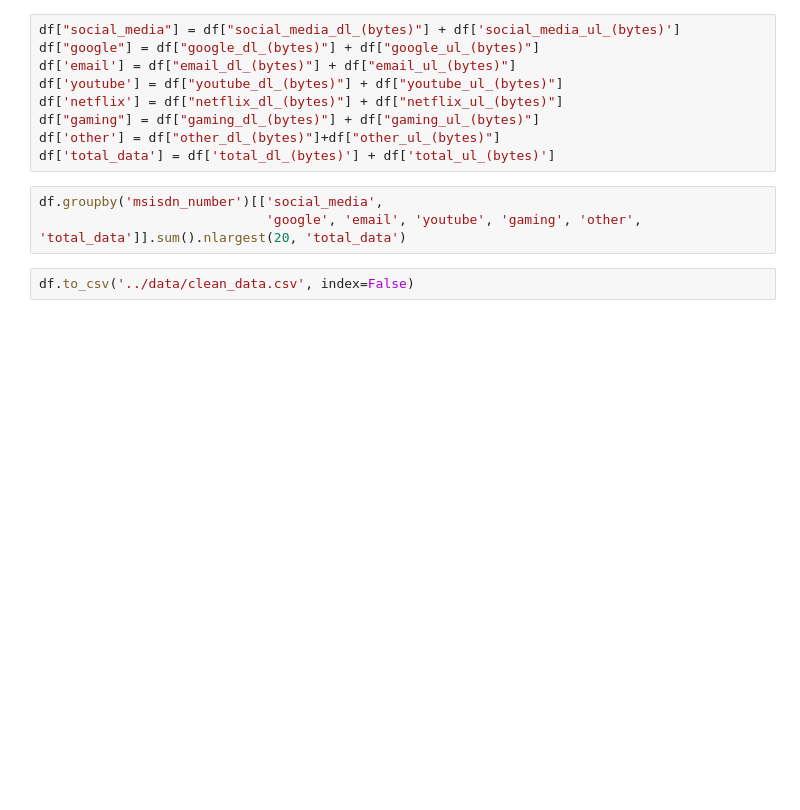
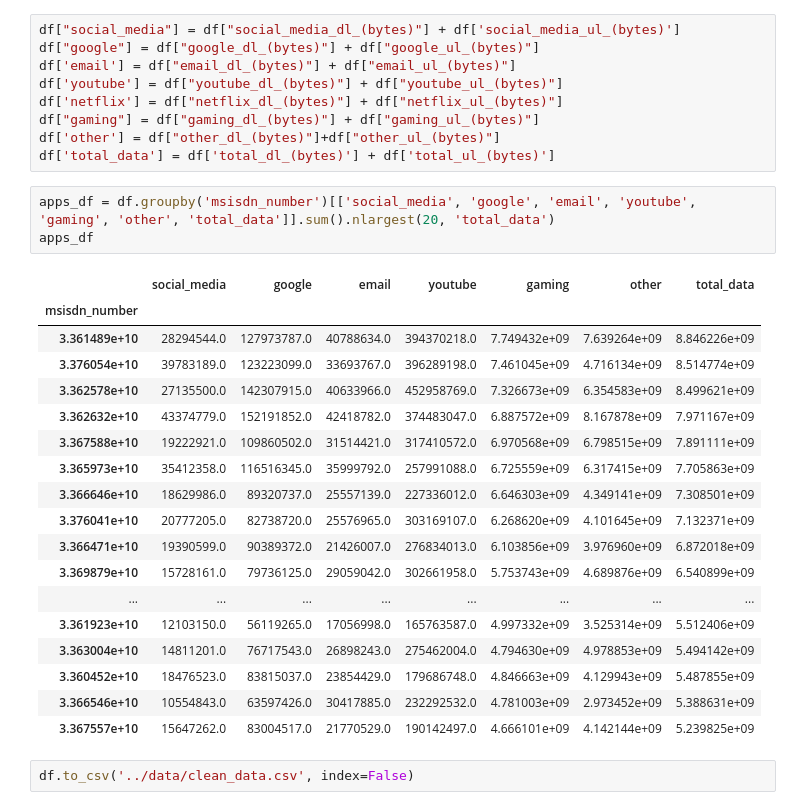
Before and after one commit to eandualem/telecom_analytics, a Jupyter notebook: notebooks/1.1_overview.ipynb, the cells around one changed output. Drawn from its saved outputs; the diff is of its cells as text; blank space fills up the shorter version.

```diff
--- a/notebooks/1.1_overview.ipynb
+++ b/notebooks/1.1_overview.ipynb
@@ -63,7 +233,26 @@ df["gaming"] = df["gaming_dl_(bytes)"] + df["gaming_ul_(bytes)"]
 df['other'] = df["other_dl_(bytes)"]+df["other_ul_(bytes)"]
 df['total_data'] = df['total_dl_(bytes)'] + df['total_ul_(bytes)']
 # %%
-df.groupby('msisdn_number')[['social_media',
-                             'google', 'email', 'youtube', 'gaming', 'other', 'total_data']].sum().nlargest(20, 'total_data')
+apps_df = df.groupby('msisdn_number')[['social_media', 'google', 'email', 'youtube', 'gaming', 'other', 'total_data']].sum().nlargest(20, 'total_data')
+apps_df
+# %% [output]
+|  | social_media | google | email | youtube | gaming | other | total_data |
+| msisdn_number |  |  |  |  |  |  |  |
+| 3.361489e+10 | 28294544.0 | 127973787.0 | 40788634.0 | 394370218.0 | 7.749432e+09 | 7.639264e+09 | 8.846226e+09 |
+| 3.376054e+10 | 39783189.0 | 123223099.0 | 33693767.0 | 396289198.0 | 7.461045e+09 | 4.716134e+09 | 8.514774e+09 |
+| 3.362578e+10 | 27135500.0 | 142307915.0 | 40633966.0 | 452958769.0 | 7.326673e+09 | 6.354583e+09 | 8.499621e+09 |
+| 3.362632e+10 | 43374779.0 | 152191852.0 | 42418782.0 | 374483047.0 | 6.887572e+09 | 8.167878e+09 | 7.971167e+09 |
+| 3.367588e+10 | 19222921.0 | 109860502.0 | 31514421.0 | 317410572.0 | 6.970568e+09 | 6.798515e+09 | 7.891111e+09 |
+| 3.365973e+10 | 35412358.0 | 116516345.0 | 35999792.0 | 257991088.0 | 6.725559e+09 | 6.317415e+09 | 7.705863e+09 |
+| 3.366646e+10 | 18629986.0 | 89320737.0 | 25557139.0 | 227336012.0 | 6.646303e+09 | 4.349141e+09 | 7.308501e+09 |
+| 3.376041e+10 | 20777205.0 | 82738720.0 | 25576965.0 | 303169107.0 | 6.268620e+09 | 4.101645e+09 | 7.132371e+09 |
+| 3.366471e+10 | 19390599.0 | 90389372.0 | 21426007.0 | 276834013.0 | 6.103856e+09 | 3.976960e+09 | 6.872018e+09 |
+| 3.369879e+10 | 15728161.0 | 79736125.0 | 29059042.0 | 302661958.0 | 5.753743e+09 | 4.689876e+09 | 6.540899e+09 |
+| ... | ... | ... | ... | ... | ... | ... | ... |
+| 3.361923e+10 | 12103150.0 | 56119265.0 | 17056998.0 | 165763587.0 | 4.997332e+09 | 3.525314e+09 | 5.512406e+09 |
+| 3.363004e+10 | 14811201.0 | 76717543.0 | 26898243.0 | 275462004.0 | 4.794630e+09 | 4.978853e+09 | 5.494142e+09 |
+| 3.360452e+10 | 18476523.0 | 83815037.0 | 23854429.0 | 179686748.0 | 4.846663e+09 | 4.129943e+09 | 5.487855e+09 |
+| 3.366546e+10 | 10554843.0 | 63597426.0 | 30417885.0 | 232292532.0 | 4.781003e+09 | 2.973452e+09 | 5.388631e+09 |
+| 3.367557e+10 | 15647262.0 | 83004517.0 | 21770529.0 | 190142497.0 | 4.666101e+09 | 4.142144e+09 | 5.239825e+09 |
 # %%
 df.to_csv('../data/clean_data.csv', index=False)
```
Also changed, not shown: parts of 14 cells of this notebook, 2 other files.
